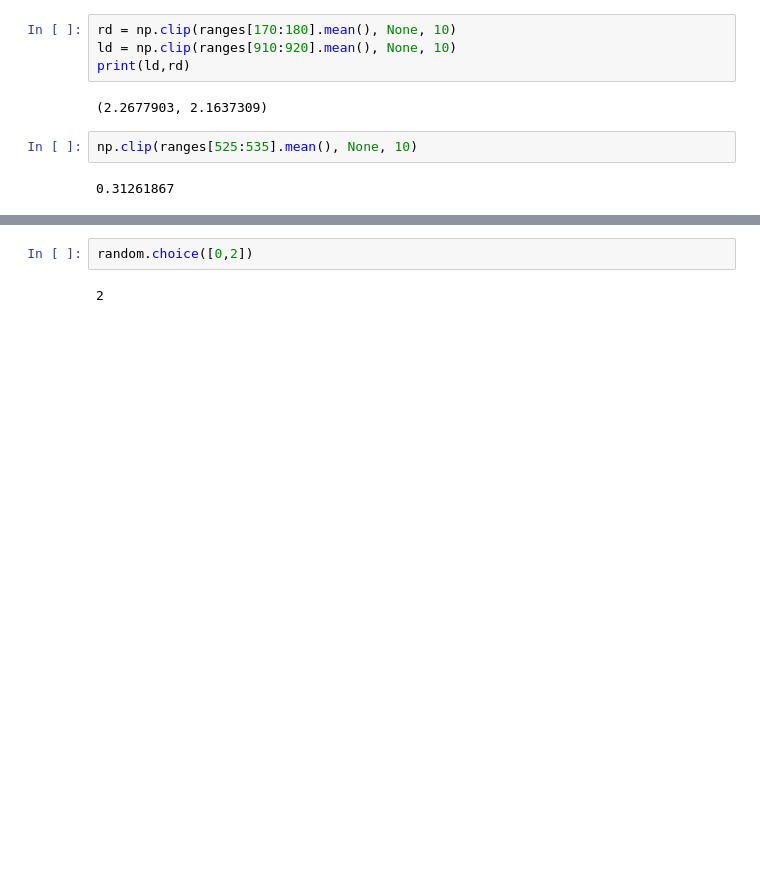
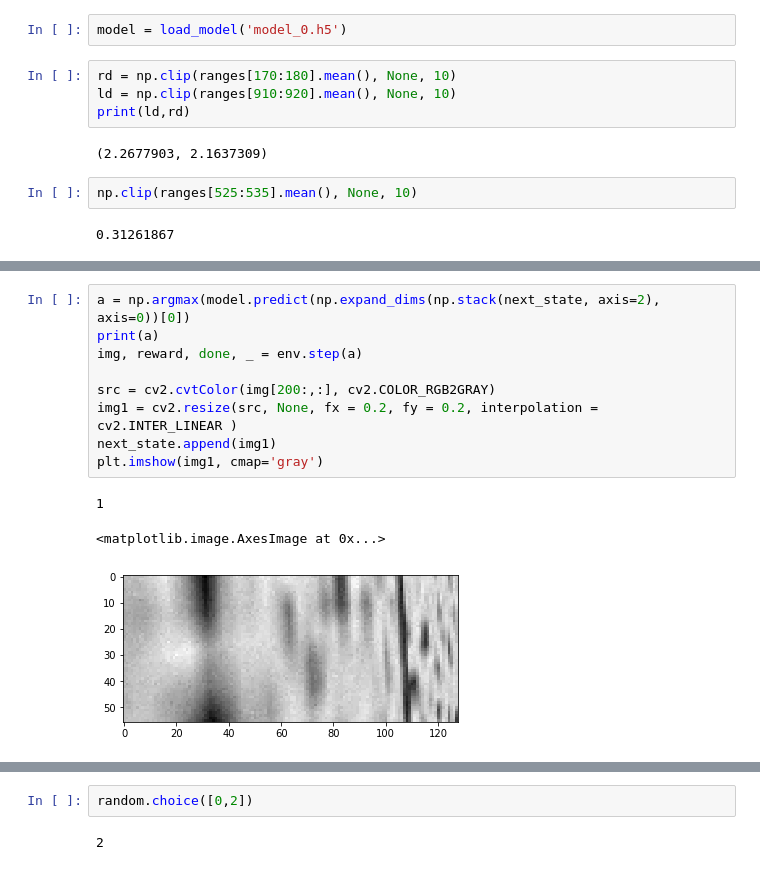
Before and after one commit to karray/neuroracer, a Jupyter notebook: neuroracer_gym_rl/q_learning.ipynb, the cells around one changed output, grey strips where cells are left out. Cells and saved outputs as stored; diff of their text form; blank space fills up the shorter version.

```diff
--- a/neuroracer_gym_rl/q_learning.ipynb
+++ b/neuroracer_gym_rl/q_learning.ipynb
@@ -59,3 +46,5 @@ print((middle_distance - 3)-np.abs(left_distance-rigth_distance))
+# %%
+model = load_model('model_0.h5')
 # %%
 rd = np.clip(ranges[170:180].mean(), None, 10)
 ld = np.clip(ranges[910:920].mean(), None, 10)
@@ -85,0 +242,13 @@ _
+# %%
+a = np.argmax(model.predict(np.expand_dims(np.stack(next_state, axis=2), axis=0))[0])
+print(a)
+img, reward, done, _ = env.step(a)
+
+src = cv2.cvtColor(img[200:,:], cv2.COLOR_RGB2GRAY)
+img1 = cv2.resize(src, None, fx = 0.2, fy = 0.2, interpolation = cv2.INTER_LINEAR )
+next_state.append(img1)
+plt.imshow(img1, cmap='gray')
+# %% [output]
+1
+<matplotlib.image.AxesImage at 0x...>
+[figure, added]
```
Also changed, not shown: parts of 40 cells of this notebook.
